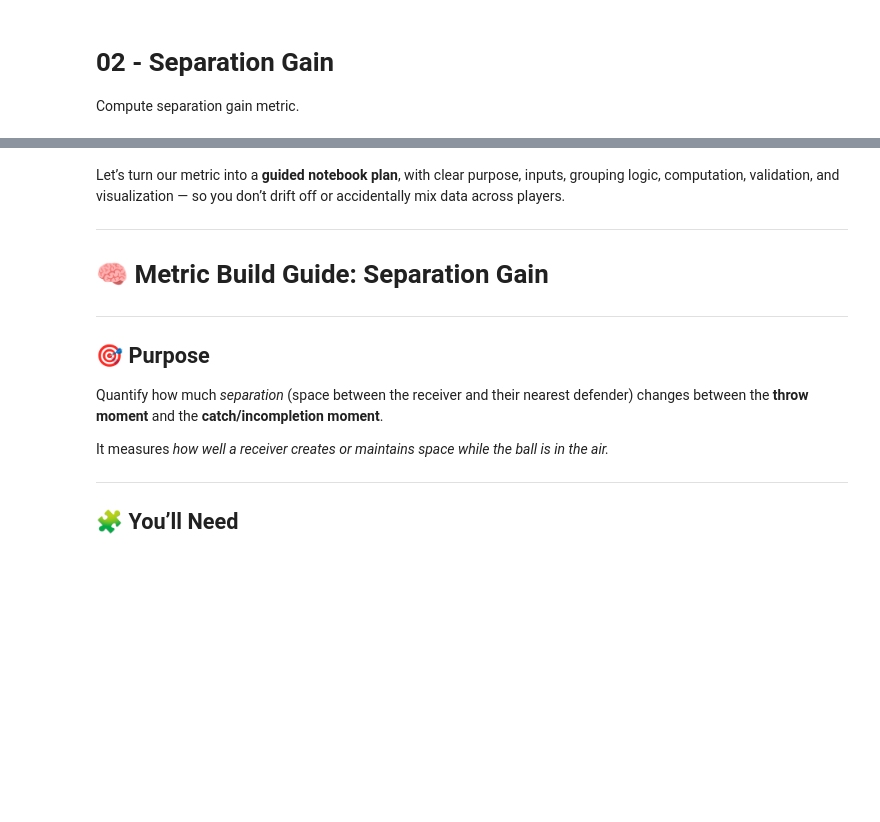
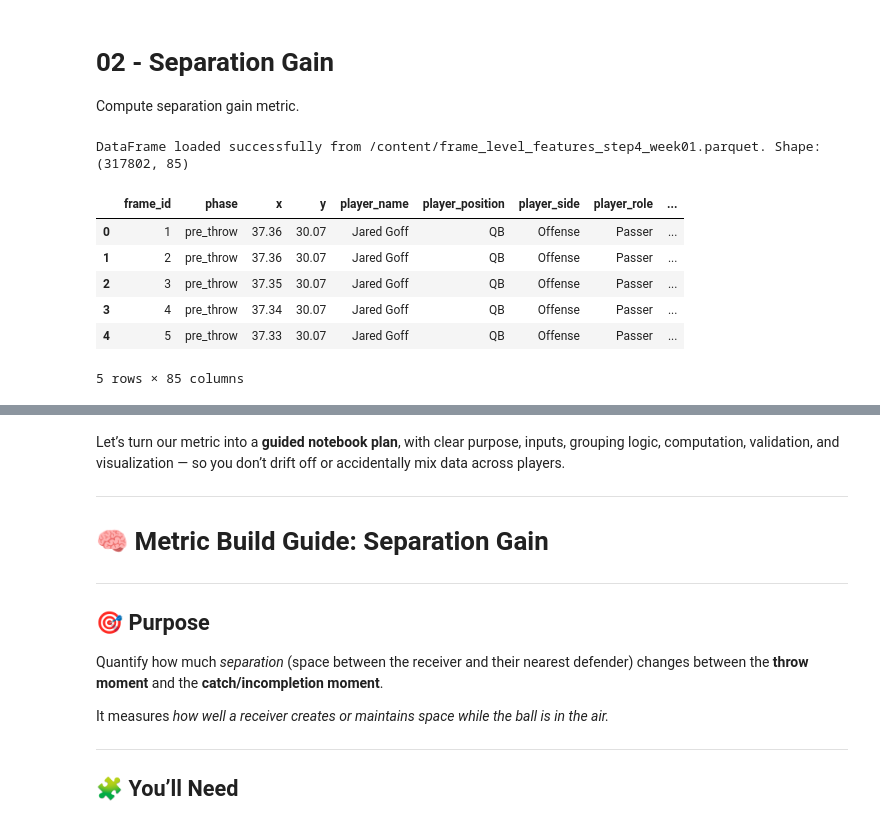
Before and after one commit to muma005/nfl-ball-flight-analysis, a Jupyter notebook: notebooks/02_metric_separation_gain.ipynb, the cells around one changed output, grey strips where cells are left out. Drawn from its saved outputs; the diff is of its cells as text; code cells hidden in the pictures; blank space fills up the shorter version.

```diff
--- a/notebooks/02_metric_separation_gain.ipynb
+++ b/notebooks/02_metric_separation_gain.ipynb
@@ -2,3 +2,20 @@
 # 02 - Separation Gain
 
 Compute separation gain metric.
+# %%
+import pandas as pd
+
+file_path = '/content/frame_level_features_step4_week01.parquet'
+df_features = pd.read_parquet(file_path)
+
+print(f"DataFrame loaded successfully from {file_path}. Shape: {df_features.shape}")
+display(df_features.head())
+# %% [output]
+DataFrame loaded successfully from /content/frame_level_features_step4_week01.parquet. Shape: (317802, 85)
+|  | frame_id | phase | x | y | player_name | player_position | player_side | player_role | ... |
+| 0 | 1 | pre_throw | 37.36 | 30.07 | Jared Goff | QB | Offense | Passer | ... |
+| 1 | 2 | pre_throw | 37.36 | 30.07 | Jared Goff | QB | Offense | Passer | ... |
+| 2 | 3 | pre_throw | 37.35 | 30.07 | Jared Goff | QB | Offense | Passer | ... |
+| 3 | 4 | pre_throw | 37.34 | 30.07 | Jared Goff | QB | Offense | Passer | ... |
+| 4 | 5 | pre_throw | 37.33 | 30.07 | Jared Goff | QB | Offense | Passer | ... |
+5 rows × 85 columns
```
Also changed, not shown: parts of 40 cells of this notebook.
